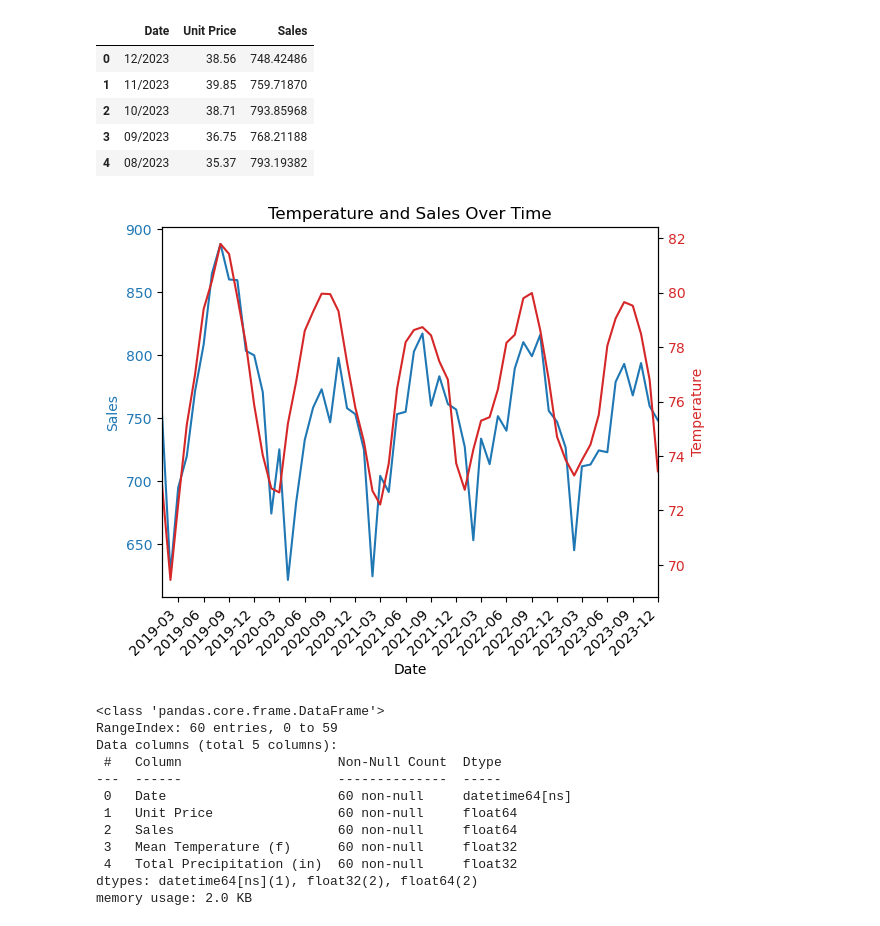
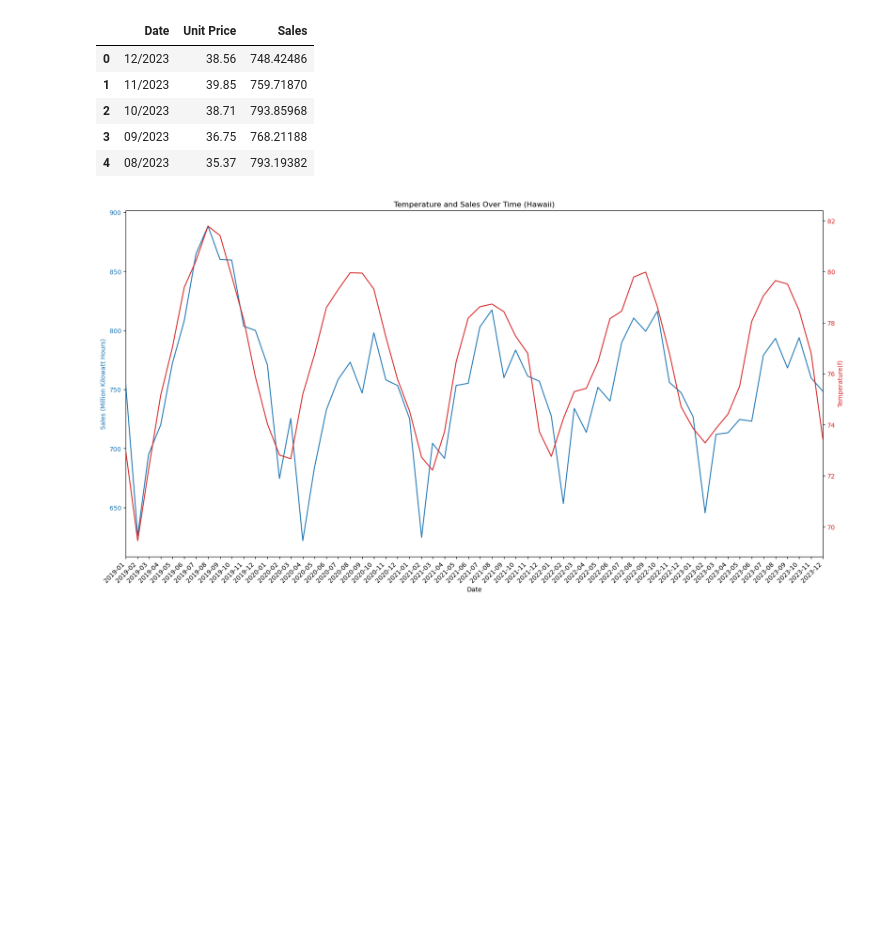
Before and after one commit to Deadbones267/Group-Project-1, a Jupyter notebook: weather_trends_energy_analysis.ipynb, the cells around one changed output. Cells and saved outputs as stored; diff of their text form; code cells hidden in the pictures; blank space fills up the shorter version.

Commit message:
Made plot bigger, added csv export at end

```diff
--- a/weather_trends_energy_analysis.ipynb
+++ b/weather_trends_energy_analysis.ipynb
@@ -165,50 +164,38 @@ hawaii_energy_df.head()
 # %%
 ## TODO: ADD Plots Below
 
 # Merge the DataFrames on the 'Date' column
 merged_df = pd.merge(hawaii_energy_df, honolulu_monthly_df, left_on='Date', right_on='Date')
-merged_df['Date'] = pd.to_datetime(merged_df['Date'], errors='coerce')
+merged_df['Date'] = pd.to_datetime(merged_df['Date'], format='%m/%Y', errors='coerce')
 
 merged_df.head()
 
 # Plotting
-fig, ax1 = plt.subplots()
+fig, ax1 = plt.subplots(figsize = (20,10))
 
 # Plot Unit Price on the first y-axis
 ax1.set_xlabel('Date')
-ax1.set_ylabel('Sales', color='tab:blue')
+ax1.set_ylabel('Sales (Million Kilowatt Hours)', color='tab:blue')
 ax1.plot(merged_df['Date'], merged_df['Sales'], color='tab:blue')
 ax1.tick_params(axis='y', labelcolor='tab:blue')
 
 # Create a second y-axis for Temperature
 ax2 = ax1.twinx()
-ax2.set_ylabel('Temperature', color='tab:red')
+ax2.set_ylabel('Temperature(f)', color='tab:red')
 ax2.plot(merged_df['Date'], merged_df['Mean Temperature (f)'], color='tab:red')
 ax2.tick_params(axis='y', labelcolor='tab:red')
 
 # Manually set the x-tick labels
-ax1.set_xticks(merged_df['Date'][::3])  # Adjust the step to show more or fewer labels
-ax1.set_xticklabels(merged_df['Date'][::3].dt.strftime('%Y-%m'))
+ax1.set_xticks(merged_df['Date'][::1])  # Adjust the step to show more or fewer labels
+ax1.set_xticklabels(merged_df['Date'][::1].dt.strftime('%Y-%m'))
 
 # Rotate the x-axis labels
 plt.setp(ax1.get_xticklabels(), rotation=45, ha='right')
 
 # Set x-axis limits to the range of your data
 ax1.set_xlim([merged_df['Date'].min(), merged_df['Date'].max()])
 
-plt.title('Temperature and Sales Over Time')
+plt.title('Temperature and Sales Over Time (Hawaii)')
 plt.show()
 # %% [output]
-[figure, old version]
+[figure, new version]
-<class 'pandas.core.frame.DataFrame'>
-RangeIndex: 60 entries, 0 to 59
-Data columns (total 5 columns):
- #   Column                    Non-Null Count  Dtype
----  ------                    --------------  -----
- 0   Date                      60 non-null     datetime64[ns]
- 1   Unit Price                60 non-null     float64
- 2   Sales                     60 non-null     float64
- 3   Mean Temperature (f)      60 non-null     float32
- 4   Total Precipitation (in)  60 non-null     float32
-dtypes: datetime64[ns](1), float32(2), float64(2)
-memory usage: 2.0 KB
```
Also changed, not shown: parts of 1 cell of this notebook, 1 other file.
